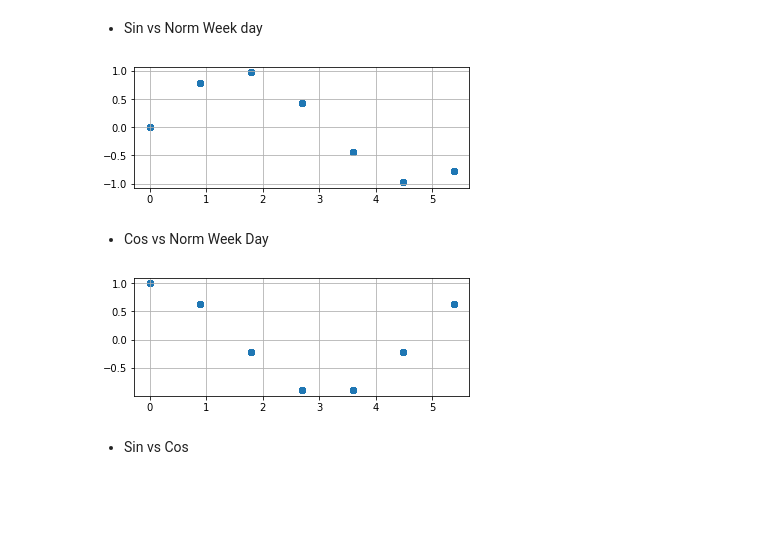
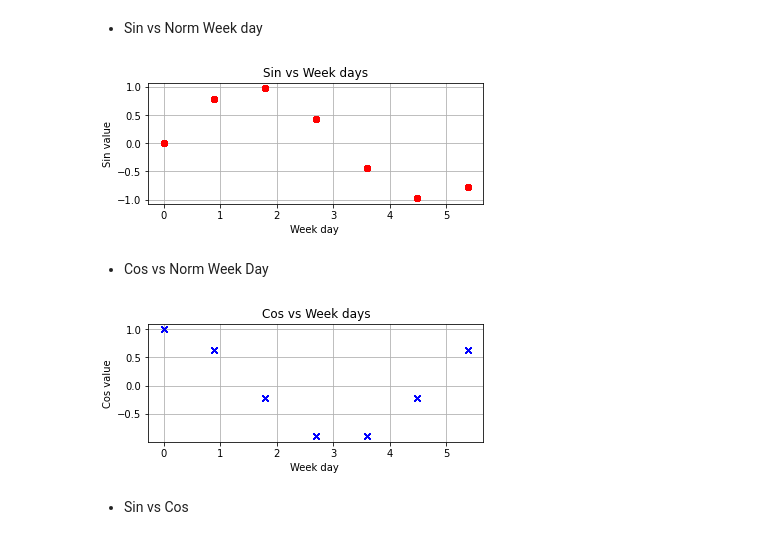
Before and after one commit to matias-dogliani/energybuild, a Jupyter notebook: DataSet_Days.ipynb, the cells around one changed output. Drawn from its saved outputs; the diff is of its cells as text; code cells hidden in the pictures; blank space fills up the shorter version.

Commit message:
Add weekdays plot

```diff
--- a/DataSet_Days.ipynb
+++ b/DataSet_Days.ipynb
@@ -97,17 +97,23 @@ DataFrame.head(100)
 * Sin vs Norm Week day
 # %%
 plt.axes().set_aspect('equal')
-plt.scatter(WeekDaysNorm,DataFrame['sin_x'])
+plt.plot(WeekDaysNorm,DataFrame['sin_x'],"or")
+plt.title("Sin vs Week days")
+plt.ylabel("Sin value")
+plt.xlabel("Week day ")
 plt.grid()
 # %% [output]
-[figure, old version]
+[figure, new version]
 # %% [markdown]
 * Cos vs Norm Week Day
 # %%
 plt.axes().set_aspect('equal')
-plt.scatter(WeekDaysNorm,DataFrame['cos_x'])
+plt.plot(WeekDaysNorm,DataFrame['cos_x'],"xb")
+plt.title("Cos vs Week days")
+plt.ylabel("Cos value")
+plt.xlabel("Week day ")
 plt.grid()
 # %% [output]
-[figure, old version]
+[figure, new version]
 # %% [markdown]
 * Sin vs Cos
```
Also changed, not shown: parts of 2 cells of this notebook, 1 other file.
